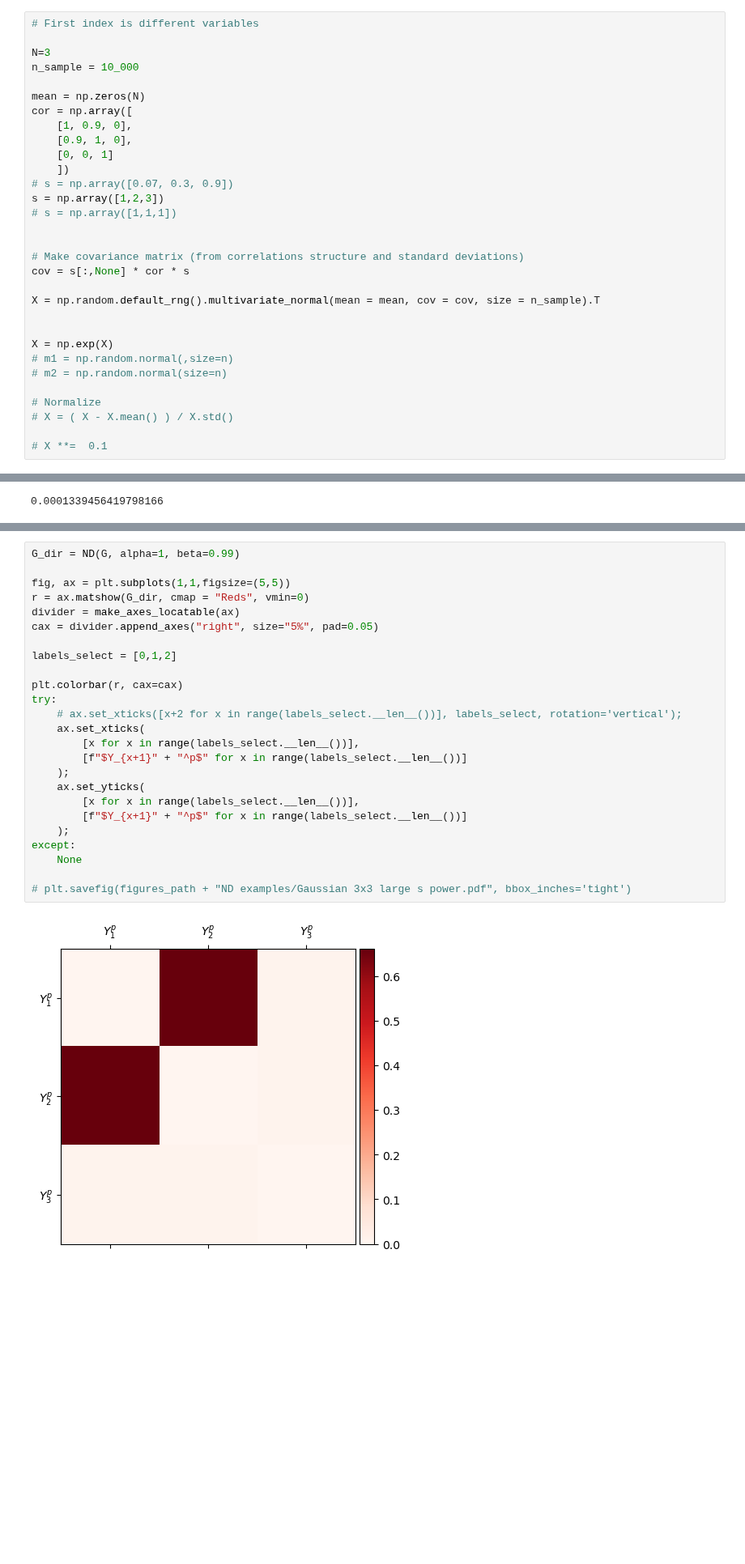
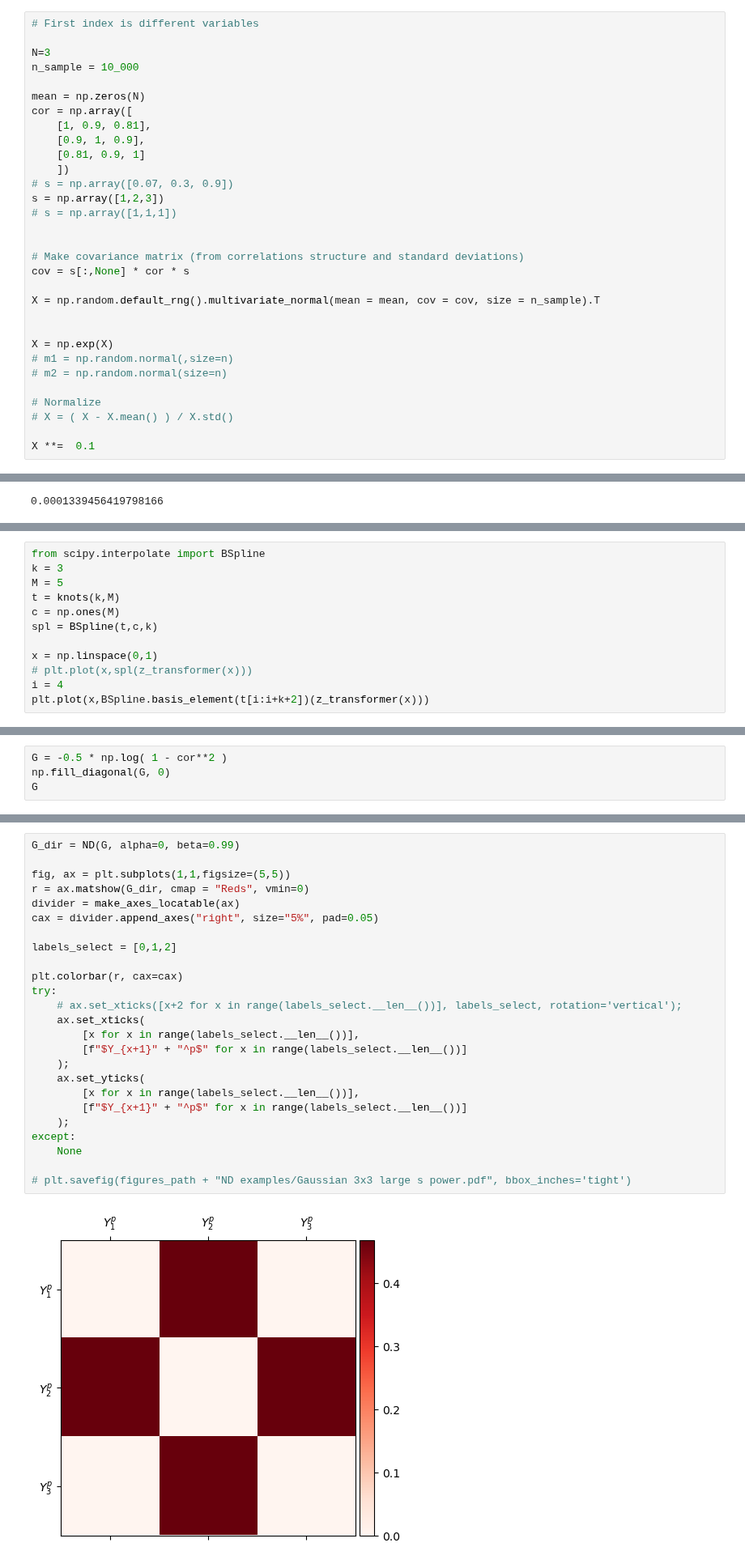
Before and after one commit to jonasbruhub/Analysis-of-Production-flow-systems-with-focus-on-industry, a Jupyter notebook: Simulations and code/Example Network Gaussian 3.ipynb, the cells around one changed output, grey strips where cells are left out. Shown at 81% size. Saved outputs shown, nothing was run; the diff lists cells and outputs as text; blank space fills up the shorter version.

```diff
--- a/Simulations and code/Example Network Gaussian 3.ipynb
+++ b/Simulations and code/Example Network Gaussian 3.ipynb
@@ -15,9 +15,9 @@ n_sample = 10_000
 
 mean = np.zeros(N)
 cor = np.array([
-    [1, 0.9, 0],
-    [0.9, 1, 0],
-    [0, 0, 1]
+    [1, 0.9, 0.81],
+    [0.9, 1, 0.9],
+    [0.81, 0.9, 1]
     ])
 # s = np.array([0.07, 0.3, 0.9])
 s = np.array([1,2,3])
@@ -37,7 +37,7 @@ X = np.exp(X)
 # Normalize
 # X = ( X - X.mean() ) / X.std()
 
-# X **=  0.1
+X **=  0.1
 # %%
 # Prepare Kernels, transformed data to uniform (from kernel), Scott's optimal bandwiths
 kernels_X = [gaussian_kde(X[i,:]) for i in range(N)]
@@ -120,0 +310,12 @@ U[0,:].min()
+# %%
+from scipy.interpolate import BSpline
+k = 3
+M = 5
+t = knots(k,M)
+c = np.ones(M)
+spl = BSpline(t,c,k)
+
+x = np.linspace(0,1)
+# plt.plot(x,spl(z_transformer(x)))
+i = 4
+plt.plot(x,BSpline.basis_element(t[i:i+k+2])(z_transformer(x)))
@@ -156,0 +394,4 @@ for i in range(N-1):
+# %%
+G = -0.5 * np.log( 1 - cor**2 )
+np.fill_diagonal(G, 0)
+G
@@ -157,30 +402,30 @@ for i in range(N-1):
 # %%
-G_dir = ND(G, alpha=1, beta=0.99)
+G_dir = ND(G, alpha=0, beta=0.99)
 
 fig, ax = plt.subplots(1,1,figsize=(5,5))
 r = ax.matshow(G_dir, cmap = "Reds", vmin=0)
 divider = make_axes_locatable(ax)
 cax = divider.append_axes("right", size="5%", pad=0.05)
 
 labels_select = [0,1,2]
 
 plt.colorbar(r, cax=cax)
 try:
     # ax.set_xticks([x+2 for x in range(labels_select.__len__())], labels_select, rotation='vertical');
     ax.set_xticks(
         [x for x in range(labels_select.__len__())],
         [f"$Y_{x+1}" + "^p$" for x in range(labels_select.__len__())]
     );
     ax.set_yticks(
         [x for x in range(labels_select.__len__())],
         [f"$Y_{x+1}" + "^p$" for x in range(labels_select.__len__())]
     );
 except:
     None
 
 # plt.savefig(figures_path + "ND examples/Gaussian 3x3 large s power.pdf", bbox_inches='tight')
 # %% [output]
-[figure, old version]
+[figure, new version]
 # %%
 G_dir
 # %% [output]
```
Also changed, not shown: parts of 33 cells of this notebook, 7 other files.
